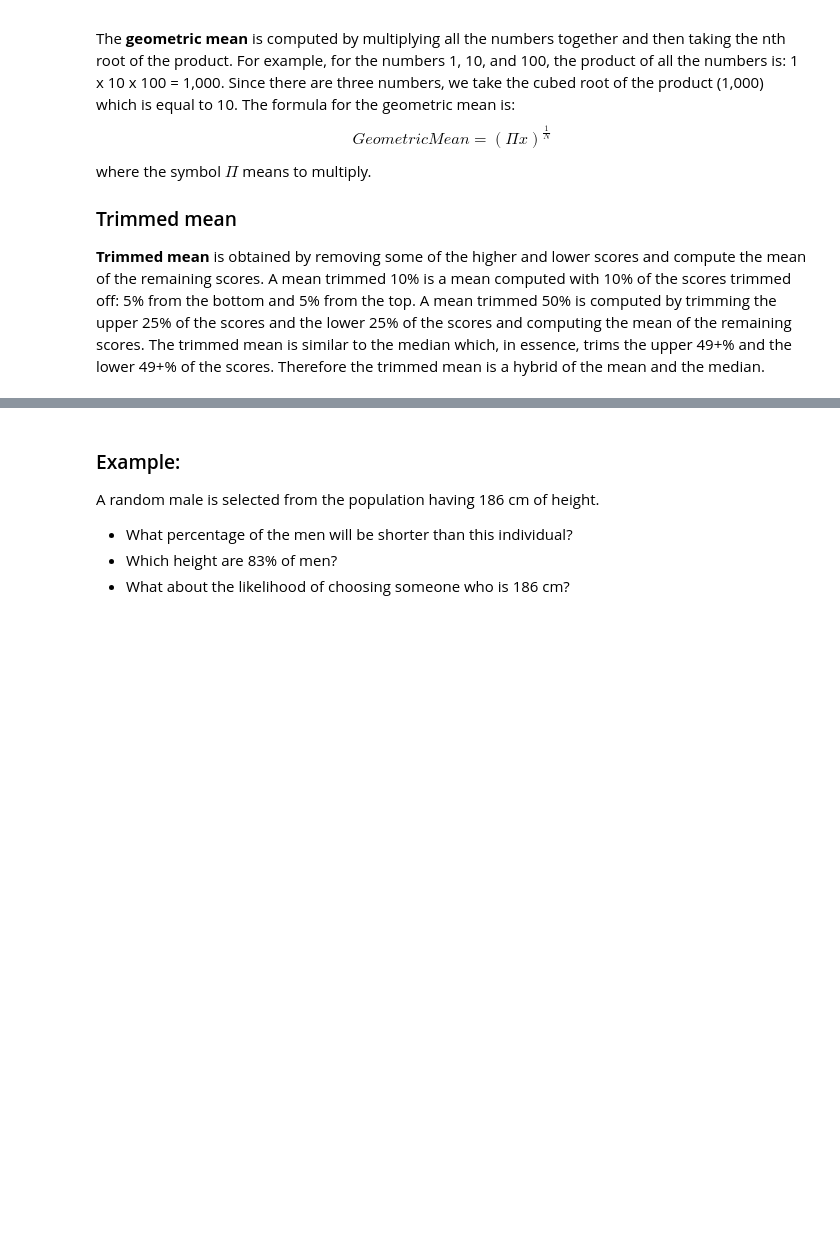
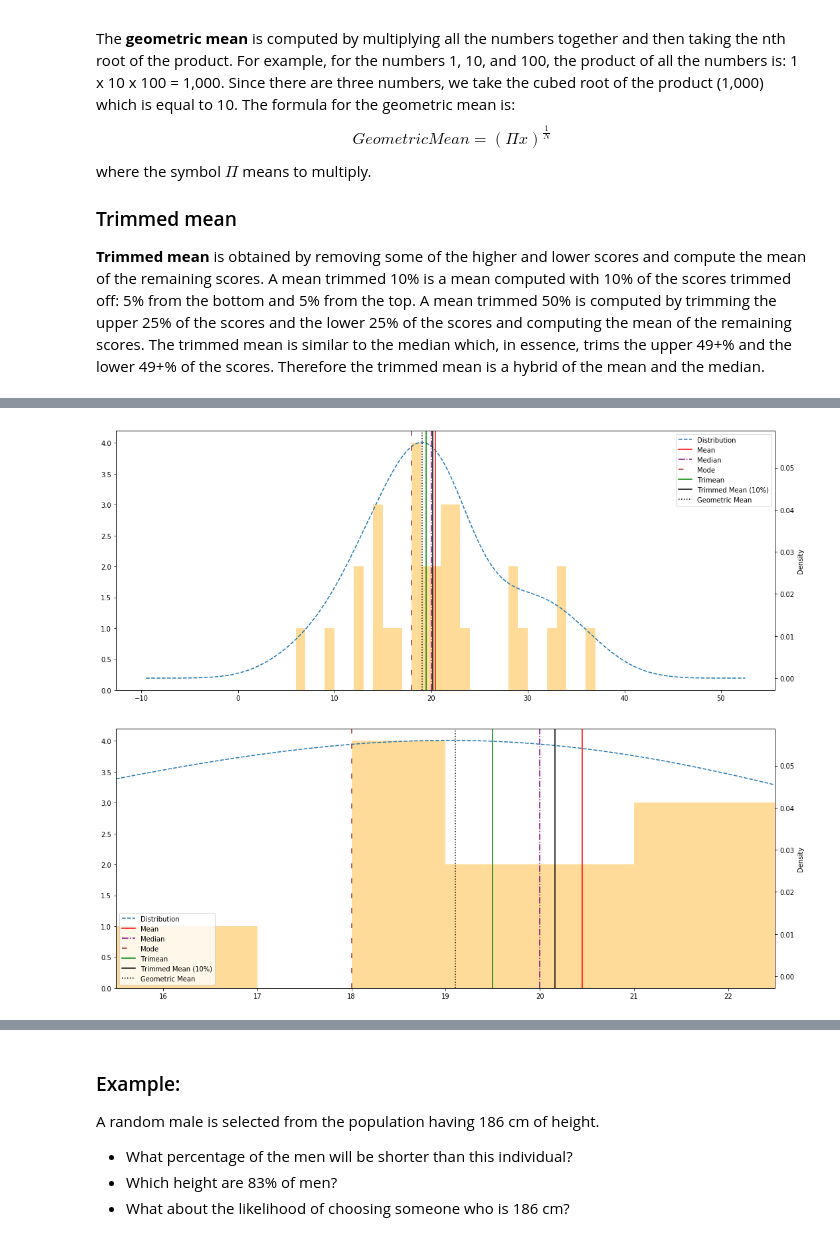
Before and after one commit to jamwine/Statistics, a Jupyter notebook: Statistics.ipynb, the cells around one changed output, grey strips where cells are left out. Drawn from its saved outputs; the diff is of its cells as text; code cells hidden in the pictures; blank space fills up the shorter version.

Commit message:
Central Tendency Code

```diff
--- a/Statistics.ipynb
+++ b/Statistics.ipynb
@@ -32,3 +32,78 @@ where the symbol $\Pi$ means to multiply.
 
 ### Trimmed mean
 __Trimmed mean__ is obtained by removing some of the higher and lower scores and compute the mean of the remaining scores. A mean trimmed 10% is a mean computed with 10% of the scores trimmed off: 5% from the bottom and 5% from the top. A mean trimmed 50% is computed by trimming the upper 25% of the scores and the lower 25% of the scores and computing the mean of the remaining scores. The trimmed mean is similar to the median which, in essence, trims the upper 49+% and the lower 49+% of the scores. Therefore the trimmed mean is a hybrid of the mean and the median.
+# %%
+import numpy as np
+import statistics
+from scipy import stats
+import warnings;
+warnings.simplefilter('ignore')
+import pandas as pd
+import matplotlib.pyplot as plt
+%matplotlib inline
+
+class Central_Tendency():
+
+    def __init__(self,input_list):
+        self.input_list=input_list
+
+    def get_percentile(self,p):
+        return round(np.percentile(self.input_list,p),2)
+
+    def get_trimean(self,return_percentiles=False):
+        p25=self.get_percentile(25)
+        p50=self.get_percentile(50)
+        p75=self.get_percentile(75)
+        tm=(p25+2*p50+p75)/4.0
+        if return_percentiles:
+            return round(tm,2),p25,p50,p75
+        return round(tm,2)
+
+    def get_trimmed_mean(self, trim_by=0.1):
+        return round(stats.trim_mean(self.input_list, trim_by),2)
+
+    def get_geometric_mean(self):
+        return round(stats.mstats.gmean(self.input_list),2)
+
+    def get_mean(self):
+        return round(np.mean(self.input_list),2)
+
+    def get_median(self):
+        return round(np.median(self.input_list),2)
+
+    def get_mode(self):
+        return round(statistics.mode(self.input_list),2)
+
+    def display_plot(self,zoom=False):
+        fig,ax=plt.subplots(figsize=(15,6))
+        ax1=ax.twinx()
+        ax.hist(self.input_list,alpha=0.4,bins=len(l),color='orange')
+        if zoom:
+            pd.Series(self.input_list).plot(kind='kde',ax=ax1,label='Distribution',ls='--',xlim=(self.get_percentile(25),self.get_percentile(75)))
+            ax.set_xlim(self.get_percentile(25),self.get_percentile(75))
+        else:
+            pd.Series(self.input_list).plot(kind='kde',ax=ax1,label='Distribution',ls='--')
+        plt.axvline(self.get_mean(),color='red',label='Mean')
+        plt.axvline(self.get_median(),color='purple',label='Median',ls='-.')
+        plt.axvline(self.get_mode(),color='brown',label='Mode',ls=(0, (5, 10)))
+        plt.axvline(self.get_trimean(),color='green',label='Trimean')
+        plt.axvline(self.get_trimmed_mean(),color='black',label='Trimmed Mean (10%)')
+        plt.axvline(self.get_geometric_mean(),color='black',label='Geometric Mean',ls=':')
+        plt.legend()
+        plt.tight_layout()
+
+
+    def __repr__(self):
+        self.display_plot()
+        self.display_plot(zoom=True)
+        return '{:30}{:40}{:20}\n\n| {:30}{:20}{:>30} |\n| {:30}{:20}{:30} |\n| {:30}{:20}{:>30} |'.\
+    format(' '*30,'CENTRAL TENDENCY METRICS',' '*20,'Mean: '+str(self.get_mean()),'Median: '+str(self.get_median()),
+           'Mode: '+str(self.get_mode()),'-'*30,'-'*20,'-'*30,'Trimean: '+str(self.get_trimean()),
+           'Trimmed Mean: '+str(self.get_trimmed_mean(0.1)),'Geometric Mean: '+str(self.get_geometric_mean()))
+
+if __name__=='__main__':
+    l=[37, 33, 33, 32, 29, 28, 28, 23, 22, 22, 22, 21, 21, 21, 20, 20, 19, 19, 18, 18, 18, 18, 16, 15, 14, 14, 14, 12, 12, 9, 6]
+    ct_1=Central_Tendency(l)
+
+ct_1
+# %% [output]
@@ -35,3 +115,5 @@ __Trimmed mean__ is obtained by removing some of the higher and lower scores and
+[figure, added]
+[figure, added]
 # %% [markdown]
 ## Variability
 ![line](https://github.com/jamwine/Statistics/blob/master/imgs/line.PNG?raw=true)
```
Also changed, not shown: parts of 3 cells of this notebook.
